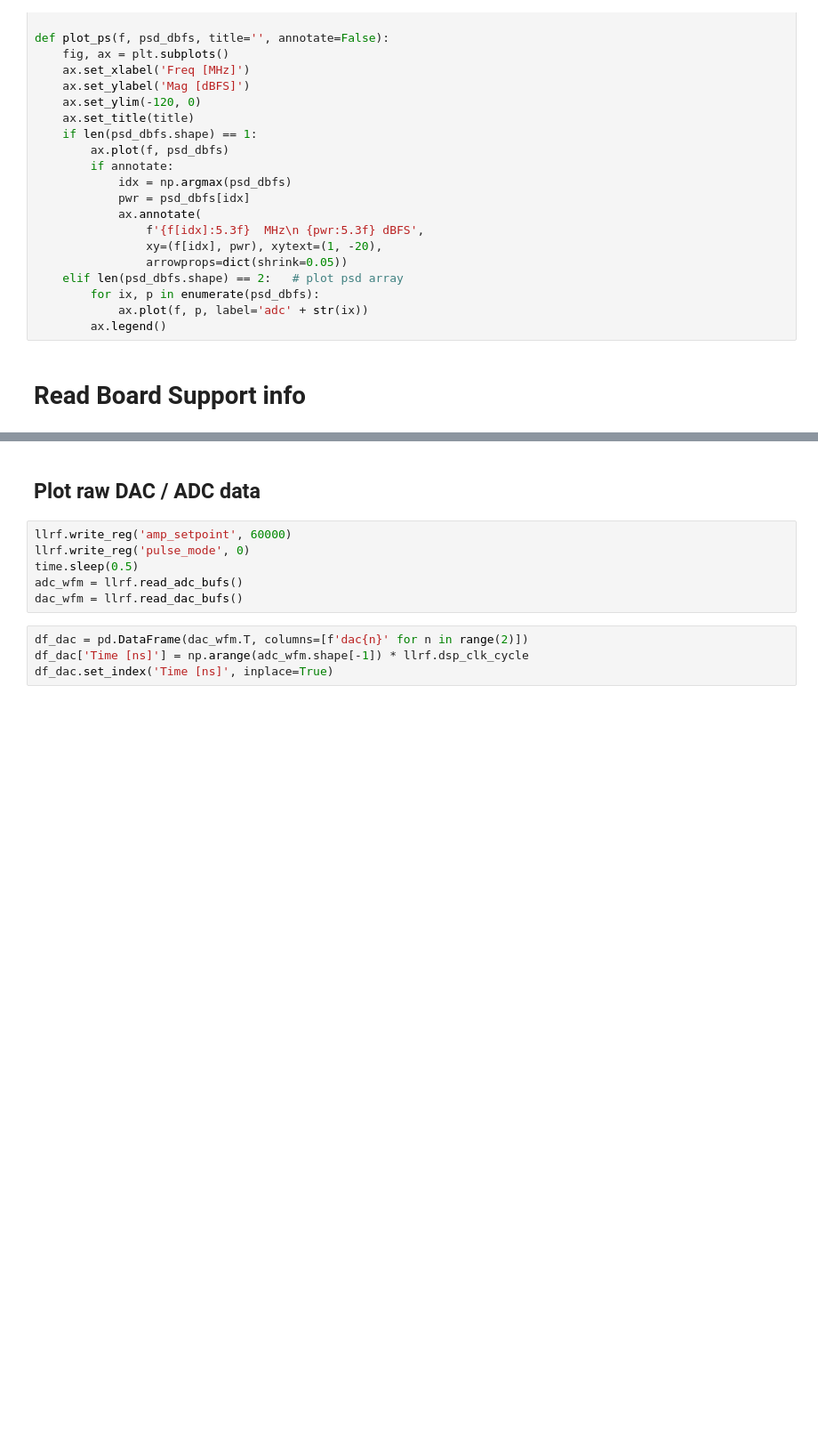
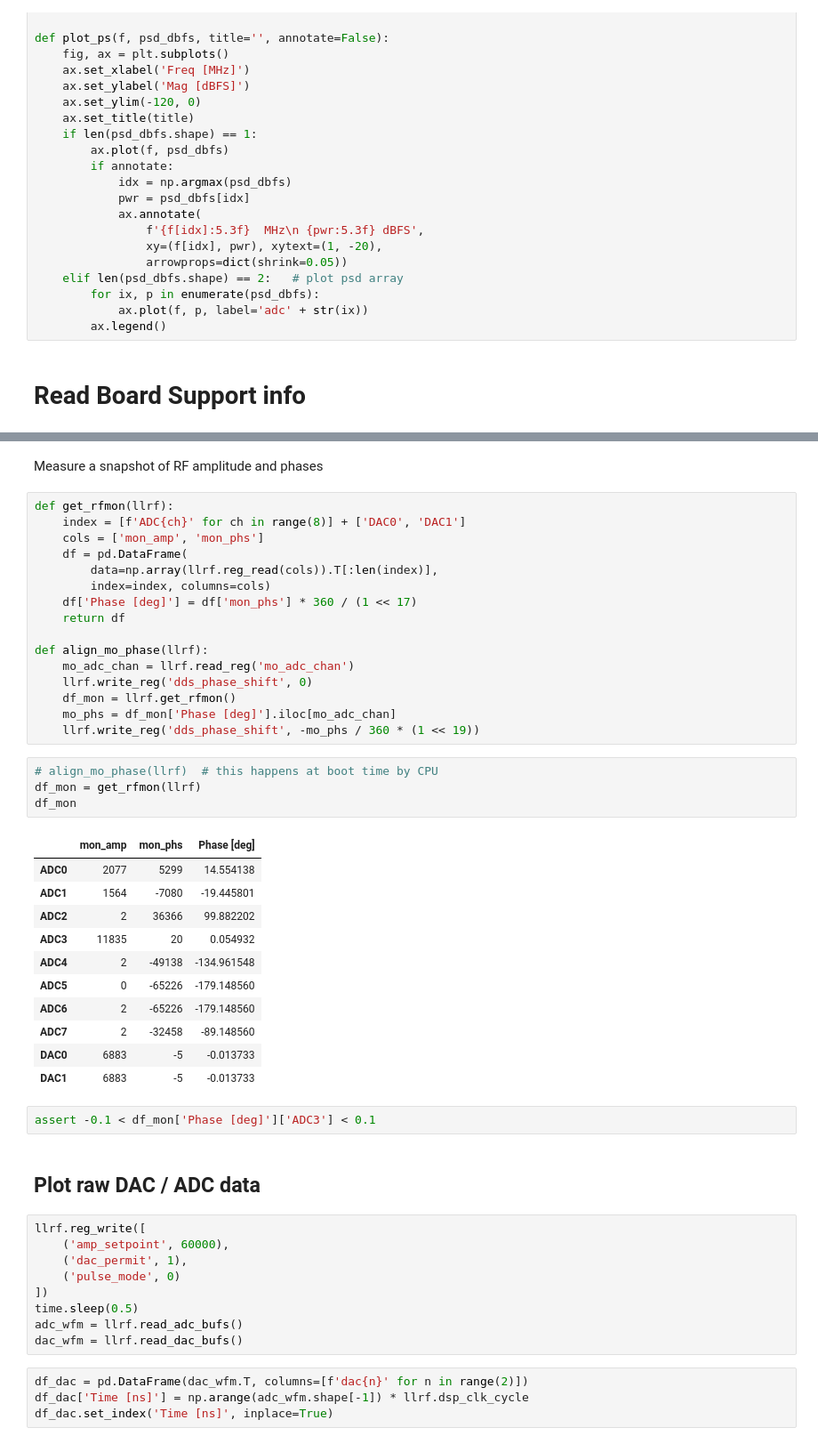
Before and after one commit to BerkeleyLab/uspas_llrf, a Jupyter notebook: python/test.ipynb, the cells around one changed output, grey strips where cells are left out. Shown at 89% size. Drawn from its saved outputs; the diff is of its cells as text; blank space fills up the shorter version.

Commit message:
Resolve "task: finish MO phase alignment"

```diff
--- a/python/test.ipynb
+++ b/python/test.ipynb
@@ -65,8 +65,47 @@ INA219 U17, FMC1:
+# %% [markdown]
+Measure a snapshot of RF amplitude and phases
+# %%
+def get_rfmon(llrf):
+    index = [f'ADC{ch}' for ch in range(8)] + ['DAC0', 'DAC1']
+    cols = ['mon_amp', 'mon_phs']
+    df = pd.DataFrame(
+        data=np.array(llrf.reg_read(cols)).T[:len(index)],
+        index=index, columns=cols)
+    df['Phase [deg]'] = df['mon_phs'] * 360 / (1 << 17)
+    return df
+
+def align_mo_phase(llrf):
+    mo_adc_chan = llrf.read_reg('mo_adc_chan')
+    llrf.write_reg('dds_phase_shift', 0)
+    df_mon = llrf.get_rfmon()
+    mo_phs = df_mon['Phase [deg]'].iloc[mo_adc_chan]
+    llrf.write_reg('dds_phase_shift', -mo_phs / 360 * (1 << 19))
+# %%
+# align_mo_phase(llrf)  # this happens at boot time by CPU
+df_mon = get_rfmon(llrf)
+df_mon
+# %% [output]
+|  | mon_amp | mon_phs | Phase [deg] |
+| ADC0 | 2077 | 5299 | 14.554138 |
+| ADC1 | 1564 | -7080 | -19.445801 |
+| ADC2 | 2 | 36366 | 99.882202 |
+| ADC3 | 11835 | 20 | 0.054932 |
+| ADC4 | 2 | -49138 | -134.961548 |
+| ADC5 | 0 | -65226 | -179.148560 |
+| ADC6 | 2 | -65226 | -179.148560 |
+| ADC7 | 2 | -32458 | -89.148560 |
+| DAC0 | 6883 | -5 | -0.013733 |
+| DAC1 | 6883 | -5 | -0.013733 |
+# %%
+assert -0.1 < df_mon['Phase [deg]']['ADC3'] < 0.1
 # %% [markdown]
 ## Plot raw DAC / ADC data
 # %%
-llrf.write_reg('amp_setpoint', 60000)
-llrf.write_reg('pulse_mode', 0)
+llrf.reg_write([
+    ('amp_setpoint', 60000),
+    ('dac_permit', 1),
+    ('pulse_mode', 0)
+])
 time.sleep(0.5)
 adc_wfm = llrf.read_adc_bufs()
 dac_wfm = llrf.read_dac_bufs()
```
Also changed, not shown: parts of 8 cells of this notebook, 6 other files.
